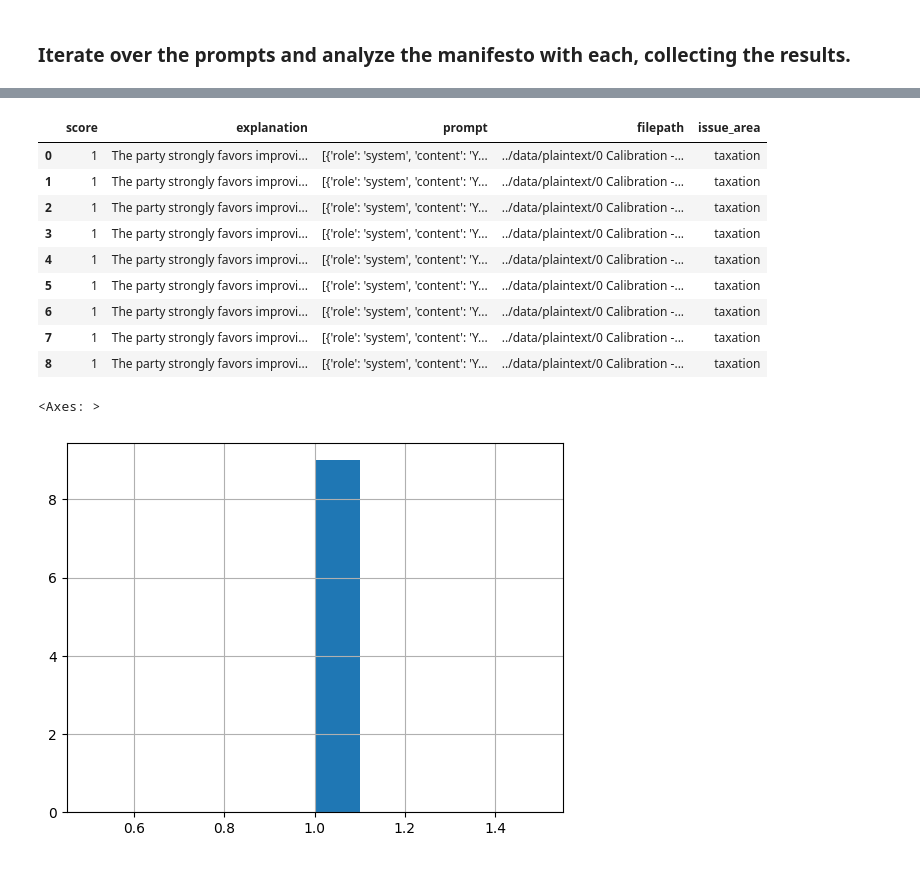
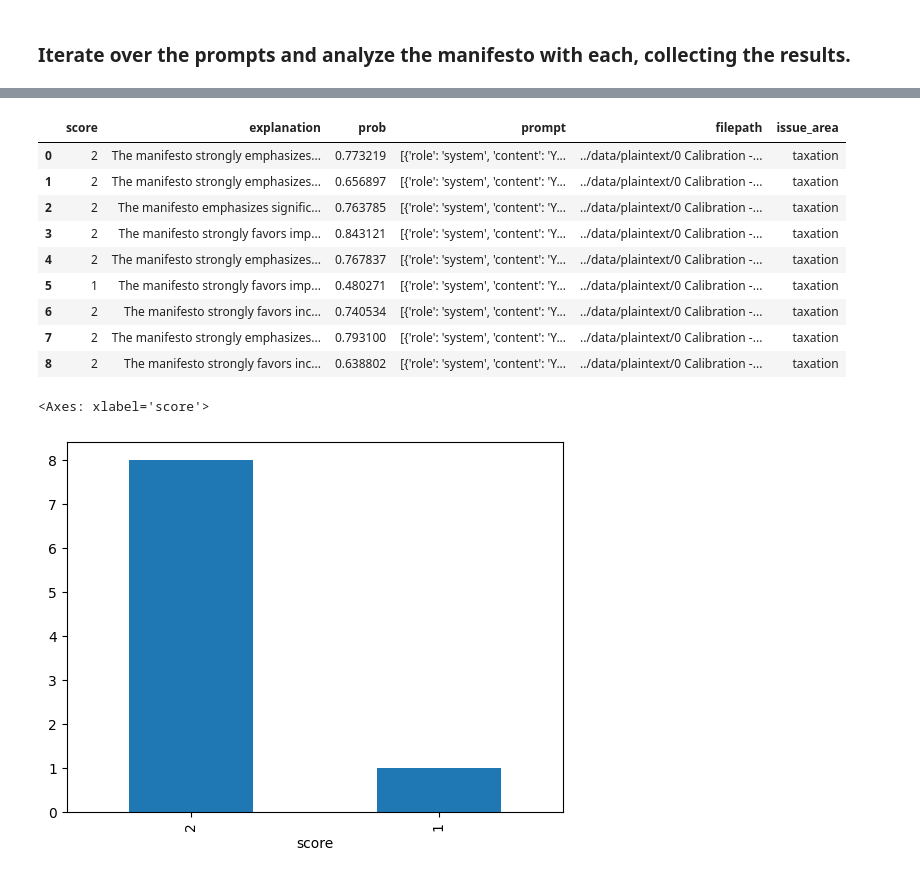
Before and after one commit to Experts-replaced-by-LLMs/llm_political_analysis, a Jupyter notebook: examples/analyze_manifestos_proof_of_concept.ipynb, the cells around one changed output, grey strips where cells are left out. Drawn from its saved outputs; the diff is of its cells as text; code cells hidden in the pictures.

Commit message:
added probabilities, error handling and batch processing

```diff
--- a/examples/analyze_manifestos_proof_of_concept.ipynb
+++ b/examples/analyze_manifestos_proof_of_concept.ipynb
@@ -17,7 +16,7 @@ if issue_area not in policy_areas:
     raise ValueError(f'Invalid issue area: {issue_area}')
 
 # OPTIONS ARE 'gpt-4o', 'gpt-4', 'gpt-3.5-turbo'
-model = "gpt-3.5-turbo"
+model = 'gpt-4'
 if model not in ['gpt-4o', 'gpt-4', 'gpt-3.5-turbo']:
     raise ValueError(f'Invalid model: {model}')
 
@@ -69,8 +58,8 @@ Got 9 prompts to try, for example:
 results = []
 for prompt in prompts:
     print(f'Analyzed so far: {len(results)} out of {len(prompts)} prompts', end='\r')
-    response = analyze_text(prompt, model=model)
-    response_dict = json.loads(response)
+    response_dict = analyze_text(prompt, model=model, probabilities=True)
     response_dict['prompt'] = prompt
+    print(response_dict)
     results.append(response_dict)
 # %% [output]
@@ -82,20 +79,20 @@ df_results['filepath'] = filepath
 df_results['issue_area'] = issue_area
 df_results
 # %% [output]
-|  | score | explanation | prompt | filepath | issue_area |
-| 0 | 1 | The party strongly favors improvi... | [{'role': 'system', 'content': 'Y... | ../data/plaintext/0 Calibration -... | taxation |
-| 1 | 1 | The party strongly favors improvi... | [{'role': 'system', 'content': 'Y... | ../data/plaintext/0 Calibration -... | taxation |
-| 2 | 1 | The party strongly favors improvi... | [{'role': 'system', 'content': 'Y... | ../data/plaintext/0 Calibration -... | taxation |
-| 3 | 1 | The party strongly favors improvi... | [{'role': 'system', 'content': 'Y... | ../data/plaintext/0 Calibration -... | taxation |
-| 4 | 1 | The party strongly favors improvi... | [{'role': 'system', 'content': 'Y... | ../data/plaintext/0 Calibration -... | taxation |
-| 5 | 1 | The party strongly favors improvi... | [{'role': 'system', 'content': 'Y... | ../data/plaintext/0 Calibration -... | taxation |
-| 6 | 1 | The party strongly favors improvi... | [{'role': 'system', 'content': 'Y... | ../data/plaintext/0 Calibration -... | taxation |
-| 7 | 1 | The party strongly favors improvi... | [{'role': 'system', 'content': 'Y... | ../data/plaintext/0 Calibration -... | taxation |
-| 8 | 1 | The party strongly favors improvi... | [{'role': 'system', 'content': 'Y... | ../data/plaintext/0 Calibration -... | taxation |
+|  | score | explanation | prob | prompt | filepath | issue_area |
+| 0 | 2 | The manifesto strongly emphasizes... | 0.773219 | [{'role': 'system', 'content': 'Y... | ../data/plaintext/0 Calibration -... | taxation |
+| 1 | 2 | The manifesto strongly emphasizes... | 0.656897 | [{'role': 'system', 'content': 'Y... | ../data/plaintext/0 Calibration -... | taxation |
+| 2 | 2 | The manifesto emphasizes signific... | 0.763785 | [{'role': 'system', 'content': 'Y... | ../data/plaintext/0 Calibration -... | taxation |
+| 3 | 2 | The manifesto strongly favors imp... | 0.843121 | [{'role': 'system', 'content': 'Y... | ../data/plaintext/0 Calibration -... | taxation |
+| 4 | 2 | The manifesto strongly emphasizes... | 0.767837 | [{'role': 'system', 'content': 'Y... | ../data/plaintext/0 Calibration -... | taxation |
+| 5 | 1 | The manifesto strongly favors imp... | 0.480271 | [{'role': 'system', 'content': 'Y... | ../data/plaintext/0 Calibration -... | taxation |
+| 6 | 2 | The manifesto strongly favors inc... | 0.740534 | [{'role': 'system', 'content': 'Y... | ../data/plaintext/0 Calibration -... | taxation |
+| 7 | 2 | The manifesto strongly emphasizes... | 0.793100 | [{'role': 'system', 'content': 'Y... | ../data/plaintext/0 Calibration -... | taxation |
+| 8 | 2 | The manifesto strongly favors inc... | 0.638802 | [{'role': 'system', 'content': 'Y... | ../data/plaintext/0 Calibration -... | taxation |
 # %%
-df_results.score.hist()
+df_results.score.value_counts().plot.bar()
 # %% [output]
-<Axes: >
+<Axes: xlabel='score'>
-[figure, old version]
+[figure, new version]
 # %%
 df_results.to_excel('manifesto_analysis_results.xlsx', index=False)
```
Also changed, not shown: parts of 4 cells of this notebook, 5 other files.
